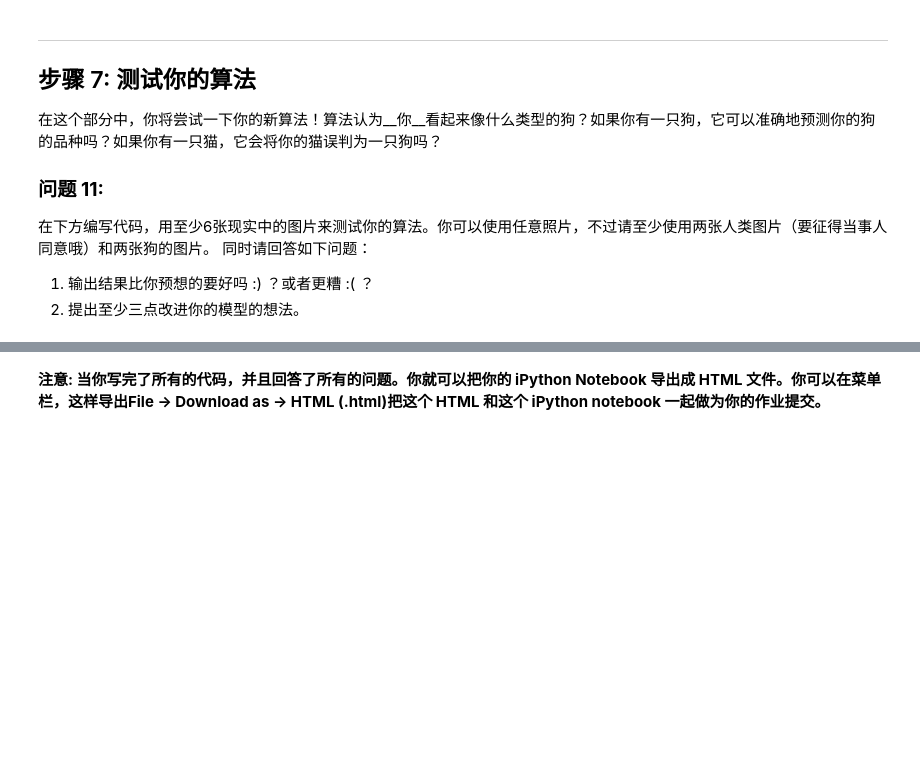
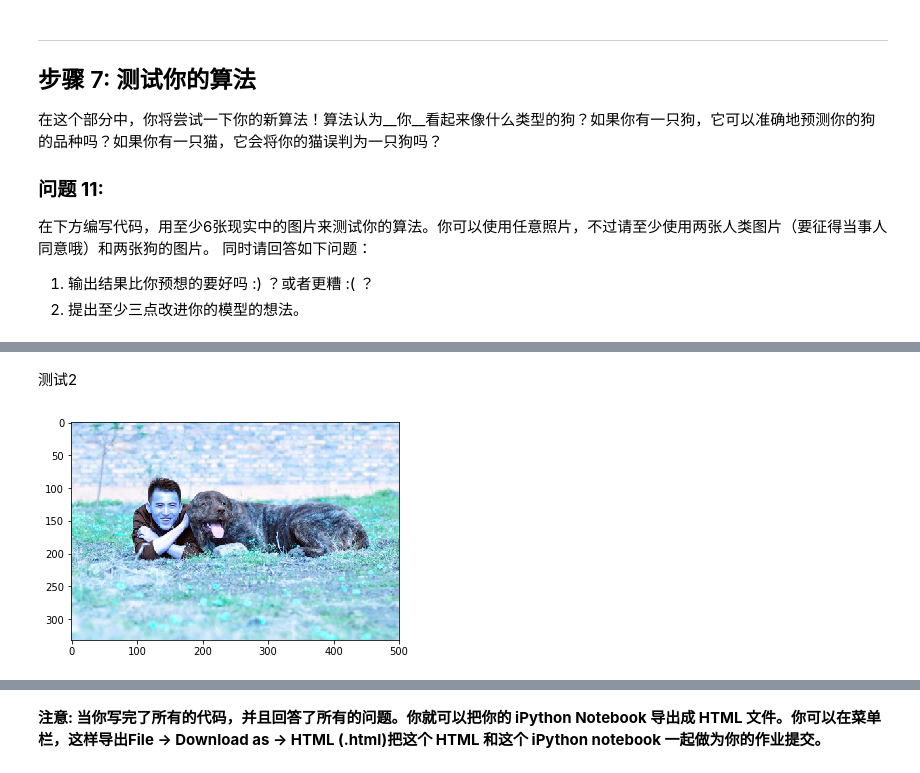
Before and after one commit to justlittle/dog_project, a Jupyter notebook: dog_app.ipynb, the cells around one changed output, grey strips where cells are left out. Drawn from its saved outputs; the diff is of its cells as text; code cells hidden in the pictures; blank space fills up the shorter version.

```diff
--- a/dog_app.ipynb
+++ b/dog_app.ipynb
@@ -662,0 +944,7 @@ __回答:__
+# %% [markdown]
+测试2
+# %%
+imag_path = './test_pic/44e395223196668da9a279d57f2b2ca0.jpg'
+image_print(imag_path)
+# %% [output]
+[figure, added]
```
Also changed, not shown: parts of 48 cells of this notebook, 7 other files.
